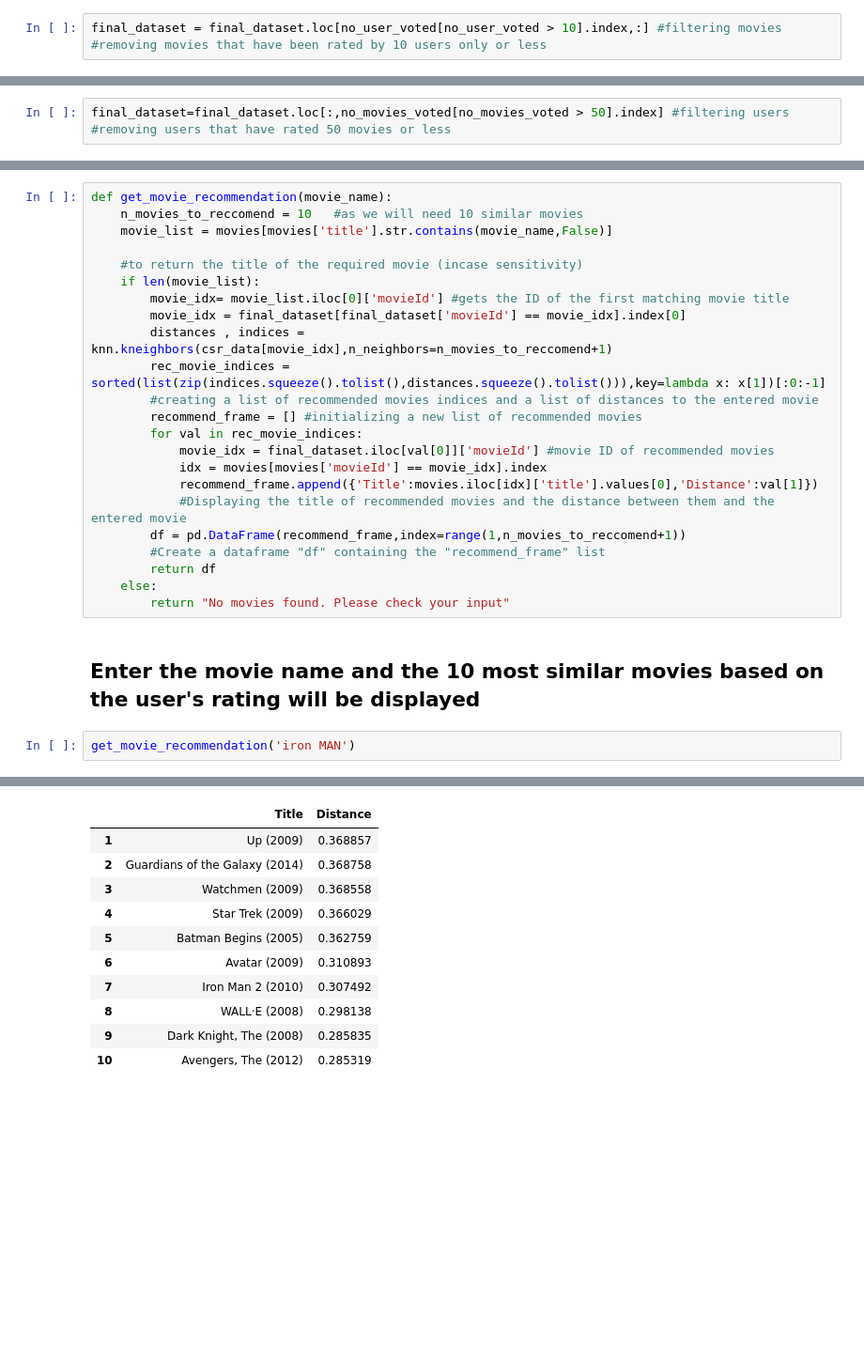
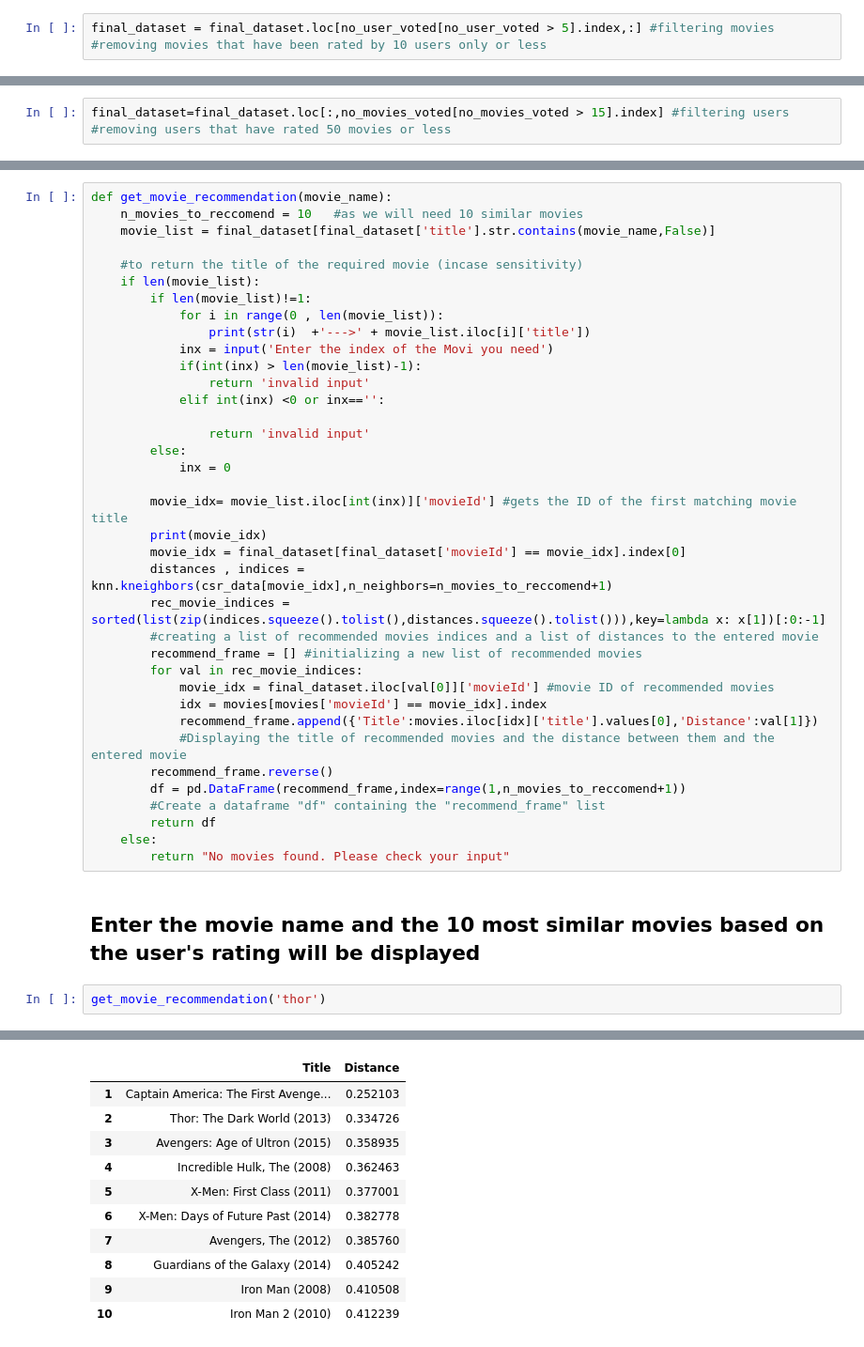
Before and after one commit to 5H-Tech/Movie-Recommendation, a Jupyter notebook: Movie Recommendation Engine.ipynb, the cells around one changed output, grey strips where cells are left out. Shown at 94% size. Cells and saved outputs as stored; diff of their text form; blank space fills up the shorter version.

```diff
--- a/Movie Recommendation Engine.ipynb
+++ b/Movie Recommendation Engine.ipynb
@@ -85,7 +85,7 @@ plt.show()
 # %% [output]
 [figure]
 # %%
-final_dataset = final_dataset.loc[no_user_voted[no_user_voted > 10].index,:] #filtering movies
+final_dataset = final_dataset.loc[no_user_voted[no_user_voted > 5].index,:] #filtering movies
 #removing movies that have been rated by 10 users only or less
 # %%
 f,ax = plt.subplots(1,1,figsize=(16,4))
@@ -99,5 +99,5 @@ plt.show()
 # %%
-final_dataset=final_dataset.loc[:,no_movies_voted[no_movies_voted > 50].index] #filtering users
+final_dataset=final_dataset.loc[:,no_movies_voted[no_movies_voted > 15].index] #filtering users
 #removing users that have rated 50 movies or less
 # %% [markdown]
 ## Removing sparsity
@@ -117,11 +135,24 @@ NearestNeighbors(algorithm='brute', metric='cosine', n_jobs=-1, n_neighbors=20)
 # %%
 def get_movie_recommendation(movie_name):
     n_movies_to_reccomend = 10   #as we will need 10 similar movies
-    movie_list = movies[movies['title'].str.contains(movie_name,False)]
+    movie_list = final_dataset[final_dataset['title'].str.contains(movie_name,False)]
 
     #to return the title of the required movie (incase sensitivity)
     if len(movie_list):
-        movie_idx= movie_list.iloc[0]['movieId'] #gets the ID of the first matching movie title
+        if len(movie_list)!=1:
+            for i in range(0 , len(movie_list)):
+                print(str(i)  +'--->' + movie_list.iloc[i]['title'])
+            inx = input('Enter the index of the Movi you need')
+            if(int(inx) > len(movie_list)-1):
+                return 'invalid input'
+            elif int(inx) <0 or inx=='':
+
+                return 'invalid input'
+        else:
+            inx = 0
+
+        movie_idx= movie_list.iloc[int(inx)]['movieId'] #gets the ID of the first matching movie title
+        print(movie_idx)
         movie_idx = final_dataset[final_dataset['movieId'] == movie_idx].index[0]
         distances , indices = knn.kneighbors(csr_data[movie_idx],n_neighbors=n_movies_to_reccomend+1)
         rec_movie_indices = sorted(list(zip(indices.squeeze().tolist(),distances.squeeze().tolist())),key=lambda x: x[1])[:0:-1]
@@ -132,6 +163,7 @@ def get_movie_recommendation(movie_name):
             idx = movies[movies['movieId'] == movie_idx].index
             recommend_frame.append({'Title':movies.iloc[idx]['title'].values[0],'Distance':val[1]})
             #Displaying the title of recommended movies and the distance between them and the entered movie
+        recommend_frame.reverse()
         df = pd.DataFrame(recommend_frame,index=range(1,n_movies_to_reccomend+1))
         #Create a dataframe "df" containing the "recommend_frame" list
         return df
@@ -140,5 +172,5 @@ def get_movie_recommendation(movie_name):
 # %% [markdown]
  ## Enter the movie name and the 10 most similar movies based on the user's rating will be displayed
 # %%
-get_movie_recommendation('iron MAN')
+get_movie_recommendation('thor')
 # %% [output]
@@ -145,11 +182,11 @@ get_movie_recommendation('iron MAN')
 |  | Title | Distance |
-| 1 | Up (2009) | 0.368857 |
-| 2 | Guardians of the Galaxy (2014) | 0.368758 |
-| 3 | Watchmen (2009) | 0.368558 |
-| 4 | Star Trek (2009) | 0.366029 |
-| 5 | Batman Begins (2005) | 0.362759 |
-| 6 | Avatar (2009) | 0.310893 |
-| 7 | Iron Man 2 (2010) | 0.307492 |
-| 8 | WALL·E (2008) | 0.298138 |
-| 9 | Dark Knight, The (2008) | 0.285835 |
-| 10 | Avengers, The (2012) | 0.285319 |
+| 1 | Captain America: The First Avenge... | 0.252103 |
+| 2 | Thor: The Dark World (2013) | 0.334726 |
+| 3 | Avengers: Age of Ultron (2015) | 0.358935 |
+| 4 | Incredible Hulk, The (2008) | 0.362463 |
+| 5 | X-Men: First Class (2011) | 0.377001 |
+| 6 | X-Men: Days of Future Past (2014) | 0.382778 |
+| 7 | Avengers, The (2012) | 0.385760 |
+| 8 | Guardians of the Galaxy (2014) | 0.405242 |
+| 9 | Iron Man (2008) | 0.410508 |
+| 10 | Iron Man 2 (2010) | 0.412239 |
```
Also changed, not shown: parts of 4 cells of this notebook.
